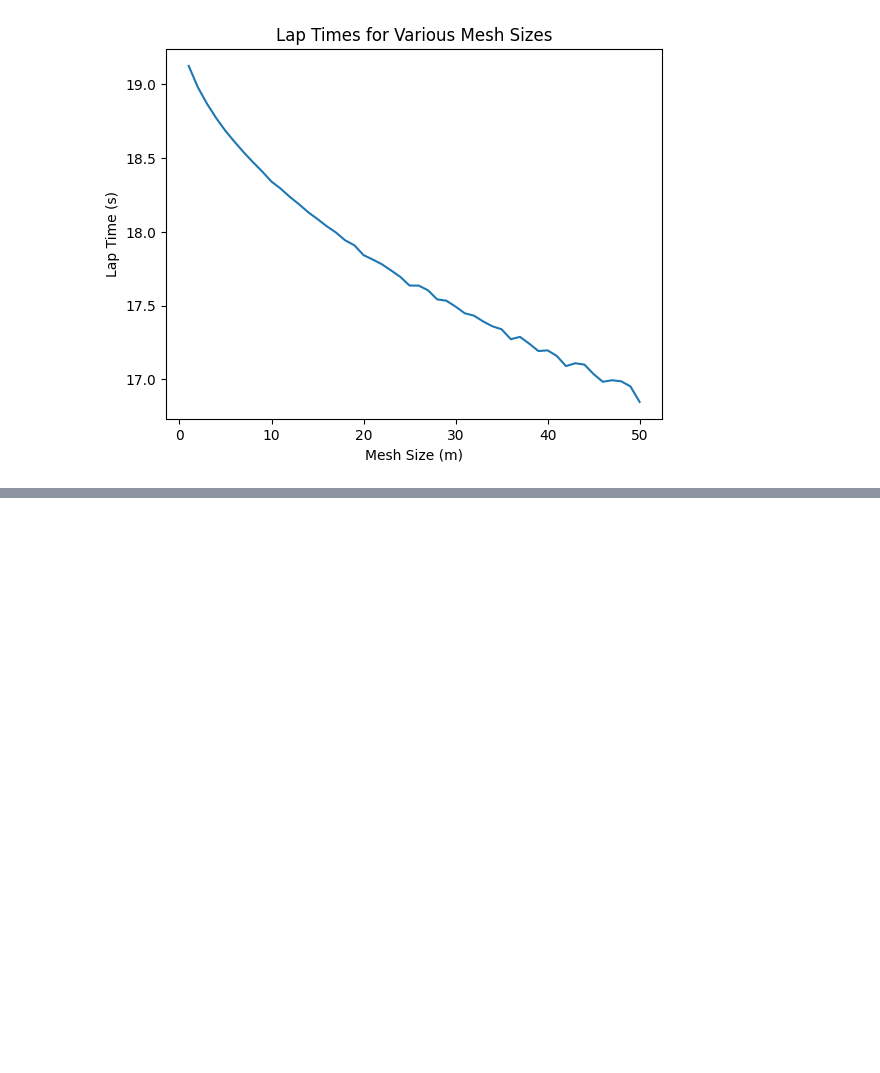
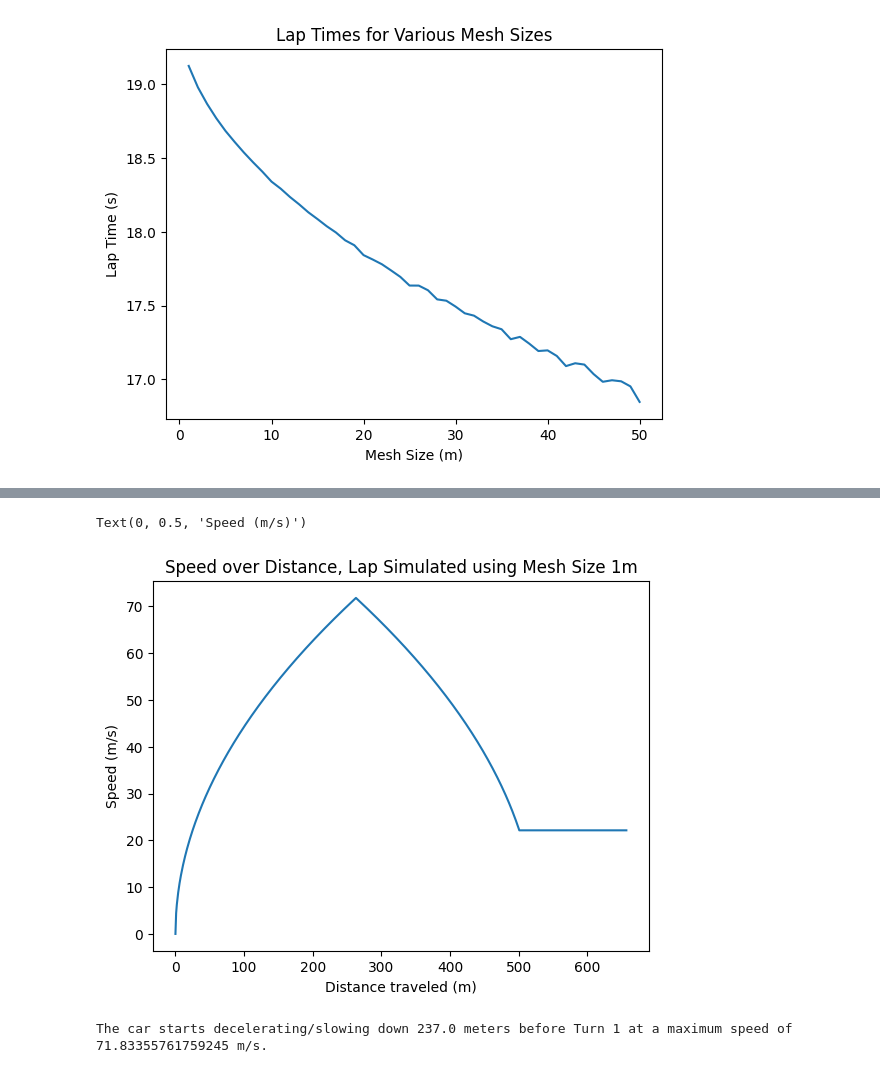
Before and after one commit to billtaing/FEB-Sp26-Recruitment-Project, a Jupyter notebook: sim.ipynb, the cells around one changed output, grey strips where cells are left out. Drawn from its saved outputs; the diff is of its cells as text; code cells hidden in the pictures; blank space fills up the shorter version.

```diff
--- a/sim.ipynb
+++ b/sim.ipynb
@@ -185,0 +119,13 @@ Text(0.5, 1.0, 'Speed over Time, Lap Simulated using Mesh Size 1m')
+# %%
+sns.lineplot(data=simulation_1m, x='x', y='final speed')
+plt.title("Speed over Distance, Lap Simulated using Mesh Size 1m")
+plt.xlabel("Distance traveled (m)")
+plt.ylabel("Speed (m/s)")
+# %% [output]
+Text(0, 0.5, 'Speed (m/s)')
+[figure, added]
+# %%
+max_speed = simulation_1m['final speed'].max()
+print(f"The car starts decelerating/slowing down {500-simulation_1m[simulation_1m['final speed'] == max_speed]['x'].iloc[0]} meters before Turn 1 at a maximum speed of {max_speed} m/s.")
+# %% [output]
+The car starts decelerating/slowing down 237.0 meters before Turn 1 at a maximum speed of 71.83355761759245 m/s.
```
Also changed, not shown: parts of 14 cells of this notebook, 2 other files.
